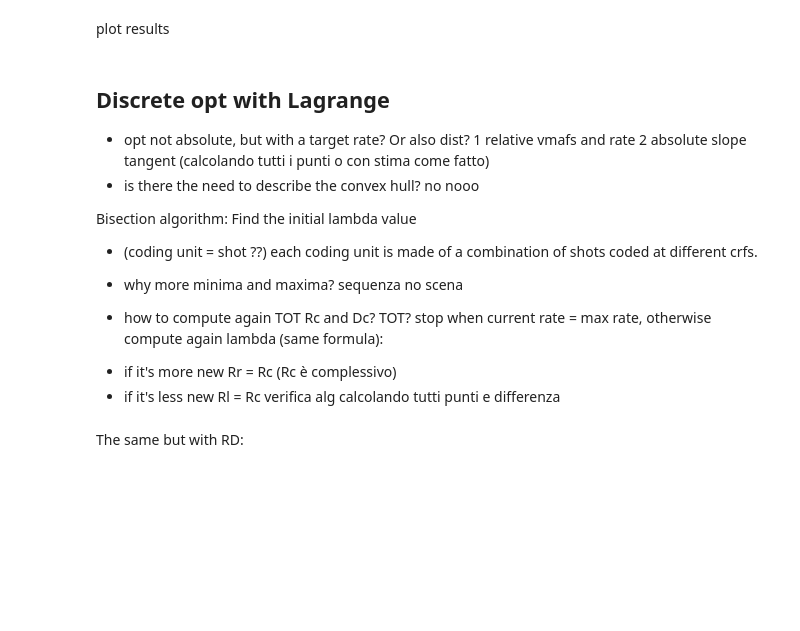
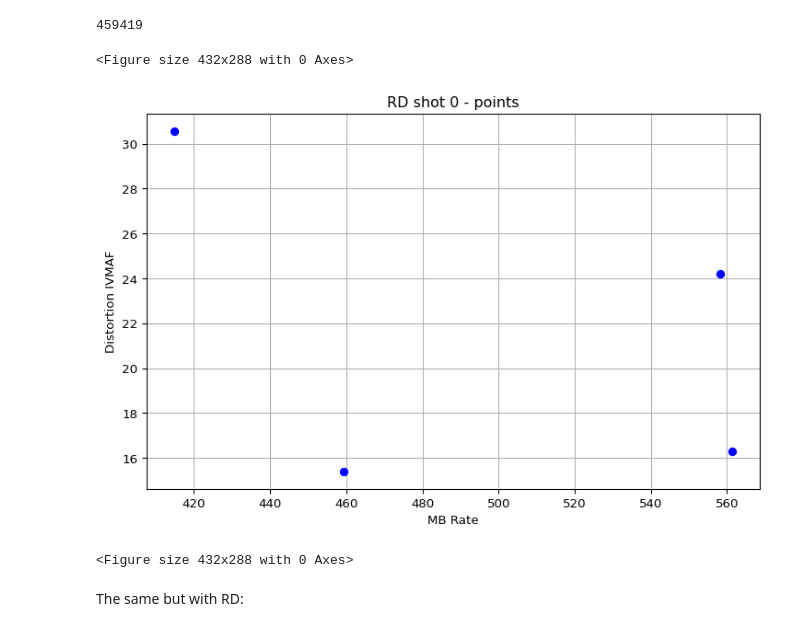
Before and after one commit to CheminDavide/Dynopt, a Jupyter notebook: OPT_new.ipynb, the cells around one changed output. Saved outputs shown, nothing was run; the diff lists cells and outputs as text; code cells hidden in the pictures; blank space fills up the shorter version.

```diff
--- a/OPT_new.ipynb
+++ b/OPT_new.ipynb
@@ -10,39 +9,10 @@ import json
 import numpy as np
 import matplotlib.pyplot as pl
 
-def combine(*pools):
-    result = [[]]
-    for pool in pools: #for each scene
-        result = [x+[y] for x in result for y in pool] #nested loop
-    #add a new column at each loop and the rows required to cover all possibilities
-    for prod in result: #return an iterable generator
-        yield prod
+print(res["shots"][3]["assessment"]["rate"][29])
 
-source = "testscene"
-filepath = "rd_results/rd_" + source + ".json"
-
-with open(filepath, 'r') as r:
-    i_data = json.load(r)
-
-s_rates = np.zeros(shape=(3,5), dtype=int) #TODO: auto
-s_dists = np.zeros(shape=(3,5)) #TODO: auto
-i = 0 #cfr index
-scene_count = 0 #store past scene index
-
-# !! TODO: scene to shot !!
-for item in i_data:
-    if(item["codec"] == "hevc"):
-        scene_index = item["scene_index"]
-        if(scene_index != scene_count): #when the shot changes
-            i = 0
-            scene_count = scene_index
-        s_rates[scene_index, i] = item["bitrate"]
-        s_dists[scene_index, i] = 100 - item["vmaf"]
-        i += 1
-
-t = 6 #TODO compute
-rates = np.einsum('ij->i', list(combine(*s_rates))) / t #rate (pesta) vs bitrate (solo somma)
-dists = np.einsum('ij->i', list(combine(*s_dists))) / (scene_count + 1) #sum of rows
-# media pesata
+r1=np.array([414777,558218,561287,459419])
+d1=np.array([69.42523,75.78538,83.721455,84.616461])
+out_crfs= [32, 33, 29, 29]
+# %% [output]
+459419
-# %% [markdown]
-plot results
@@ -58,23 +19,17 @@ opt_dist = True
-# %% [markdown]
-## Discrete opt with Lagrange
-* opt not absolute, but with a target rate? Or also dist?
- 1 relative vmafs and rate
- 2 absolute slope tangent (calcolando tutti i punti o con stima come fatto)
-* is there the need to describe the convex hull? no
- nooo
-
-Bisection algorithm:
-Find the initial lambda value
-* (coding unit = shot ??) each coding unit is made of a combination of shots coded at different crfs.
-
-* why more minima and maxima?
- sequenza no scena
-
-* how to compute again TOT Rc and Dc? TOT?
-stop when current rate = max rate, otherwise compute again lambda (same formula):
-- if it's more new Rr = Rc (Rc è complessivo)
-- if it's less new Rl = Rc
-verifica alg calcolando tutti punti e differenza
+# %%
+my_dpi = 96
+pl.figure(figsize=(860/my_dpi, 540/my_dpi), dpi=my_dpi)
+pl.plot(r1/1000, 100-d1, 'bo')
+#pl.plot([start[0],end[0]],[start[1],end[1]])
+pl.grid(True)
+pl.title("RD shot 0 - points")
+pl.ylabel("Distortion IVMAF")
+pl.xlabel("MB Rate")
+pl.figure()
+# %% [output]
+<Figure size 432x288 with 0 Axes>
+[figure, added]
+<Figure size 432x288 with 0 Axes>
 # %%
 import json
 import numpy as np
```
Also changed, not shown: parts of 4 cells of this notebook, 26 other files.
